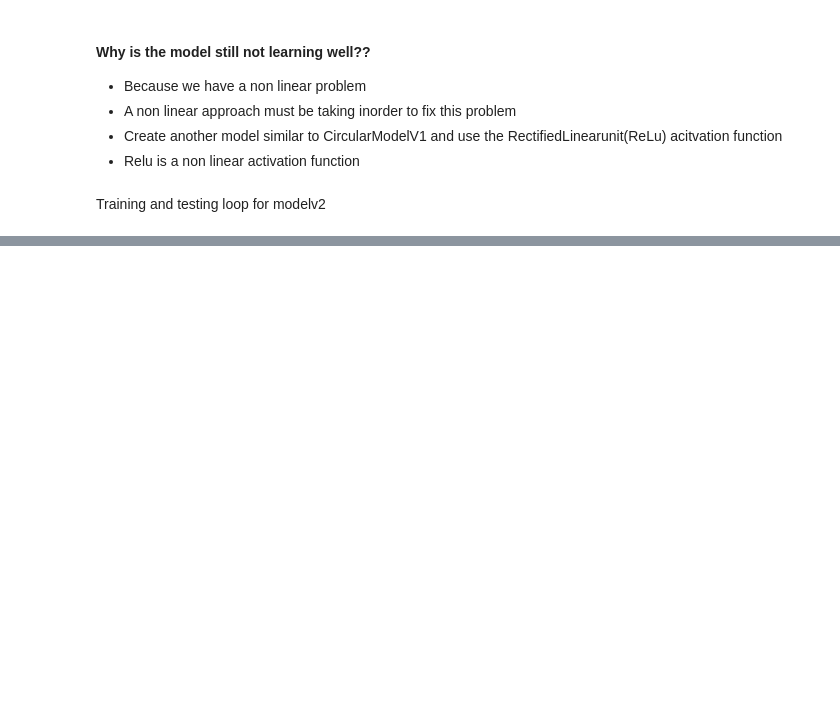
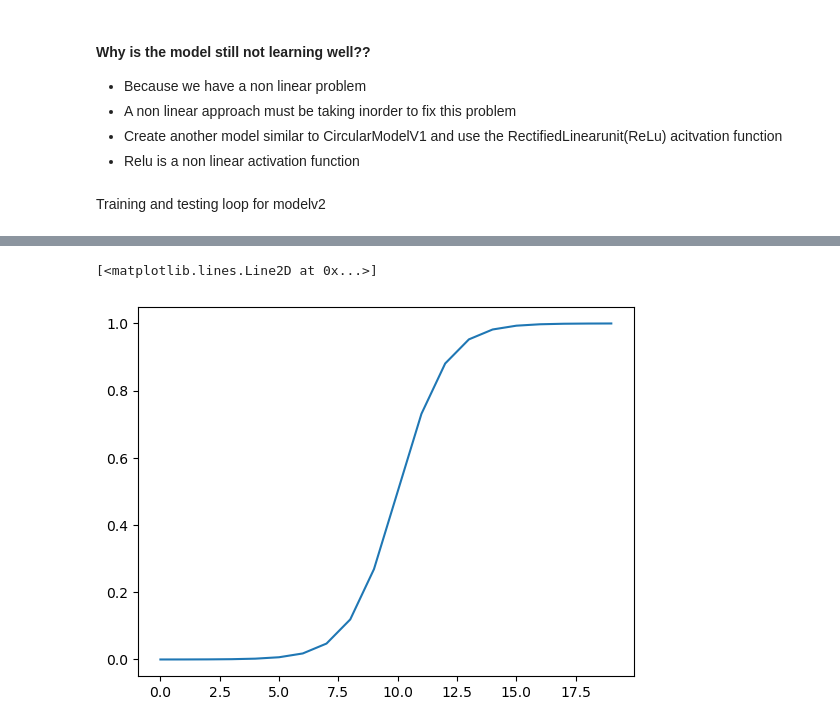
Before and after one commit to YalleyKojo/torch, a Jupyter notebook: ml classification with pytorch.ipynb, the cells around one changed output, grey strips where cells are left out. Cells and saved outputs as stored; diff of their text form; code cells hidden in the pictures; blank space fills up the shorter version.

```diff
--- a/ml classification with pytorch.ipynb
+++ b/ml classification with pytorch.ipynb
@@ -418,0 +437,5 @@ plot_decision_boundary(modelv1,x_test,y_test)
+# %%
+plt.plot(torch.sigmoid(A))
+# %% [output]
+[<matplotlib.lines.Line2D at 0x...>]
+[figure, added]
```
Also changed, not shown: parts of 11 cells of this notebook.
